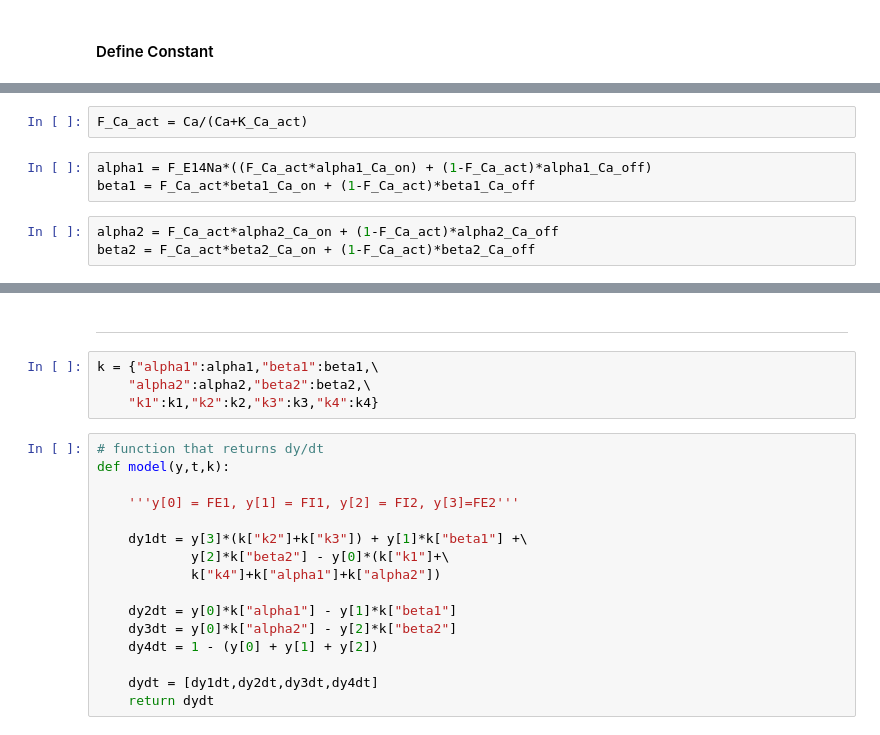
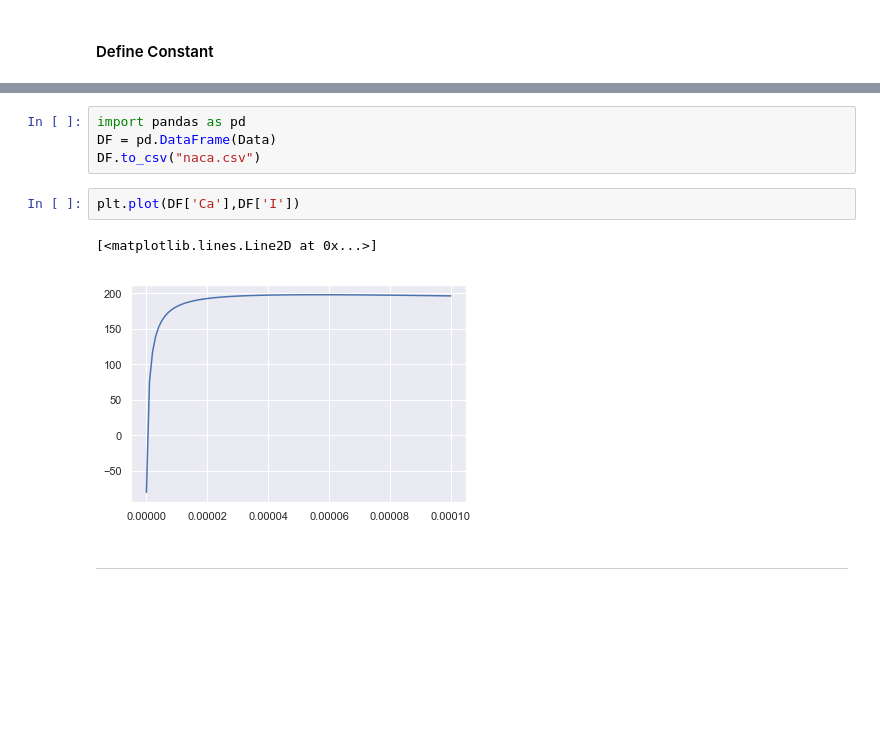
Before and after one commit to pyncx/ncx, a Jupyter notebook: Hill-Model-X1.ipynb, the cells around one changed output, grey strips where cells are left out. Saved outputs shown, nothing was run; the diff lists cells and outputs as text; blank space fills up the shorter version.

```diff
--- a/Hill-Model-X1.ipynb
+++ b/Hill-Model-X1.ipynb
@@ -72,8 +32,0 @@ k4 = F_E1Ca*1000
-# %%
-F_Ca_act = Ca/(Ca+K_Ca_act)
-# %%
-alpha1 = F_E14Na*((F_Ca_act*alpha1_Ca_on) + (1-F_Ca_act)*alpha1_Ca_off)
-beta1 = F_Ca_act*beta1_Ca_on + (1-F_Ca_act)*beta1_Ca_off
-# %%
-alpha2 = F_Ca_act*alpha2_Ca_on + (1-F_Ca_act)*alpha2_Ca_off
-beta2 = F_Ca_act*beta2_Ca_on + (1-F_Ca_act)*beta2_Ca_off
@@ -80,22 +163,11 @@ beta2 = F_Ca_act*beta2_Ca_on + (1-F_Ca_act)*beta2_Ca_off
+# %%
+import pandas as pd
+DF = pd.DataFrame(Data)
+DF.to_csv("naca.csv")
+# %%
+plt.plot(DF['Ca'],DF['I'])
+# %% [output]
+[<matplotlib.lines.Line2D at 0x...>]
+[figure, added]
 # %% [markdown]
 ---------
-# %%
-k = {"alpha1":alpha1,"beta1":beta1,\
-    "alpha2":alpha2,"beta2":beta2,\
-    "k1":k1,"k2":k2,"k3":k3,"k4":k4}
-# %%
-# function that returns dy/dt
-def model(y,t,k):
-
-    '''y[0] = FE1, y[1] = FI1, y[2] = FI2, y[3]=FE2'''
-
-    dy1dt = y[3]*(k["k2"]+k["k3"]) + y[1]*k["beta1"] +\
-            y[2]*k["beta2"] - y[0]*(k["k1"]+\
-            k["k4"]+k["alpha1"]+k["alpha2"])
-
-    dy2dt = y[0]*k["alpha1"] - y[1]*k["beta1"]
-    dy3dt = y[0]*k["alpha2"] - y[2]*k["beta2"]
-    dy4dt = 1 - (y[0] + y[1] + y[2])
-
-    dydt = [dy1dt,dy2dt,dy3dt,dy4dt]
-    return dydt
```
Also changed, not shown: parts of 16 cells of this notebook.
